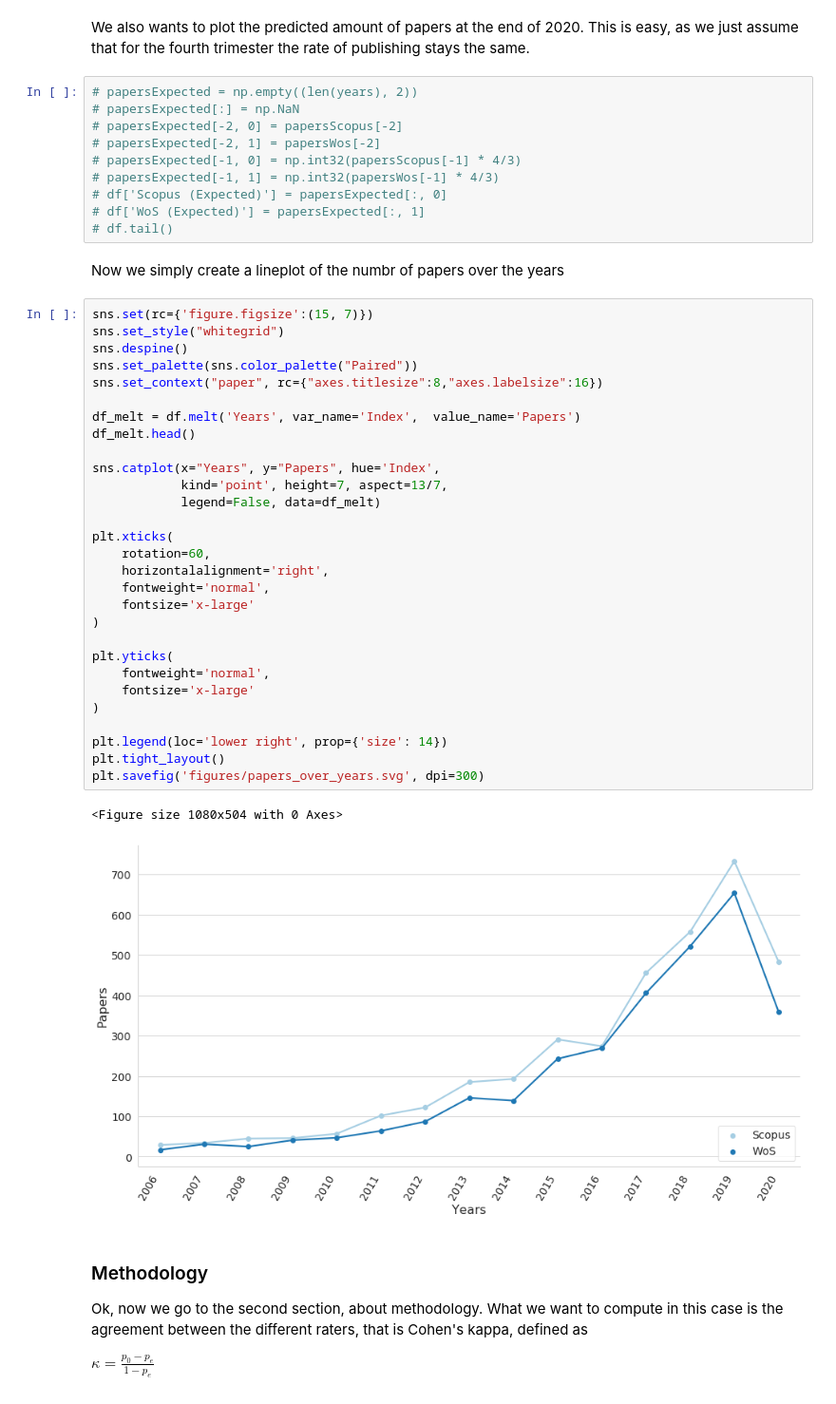
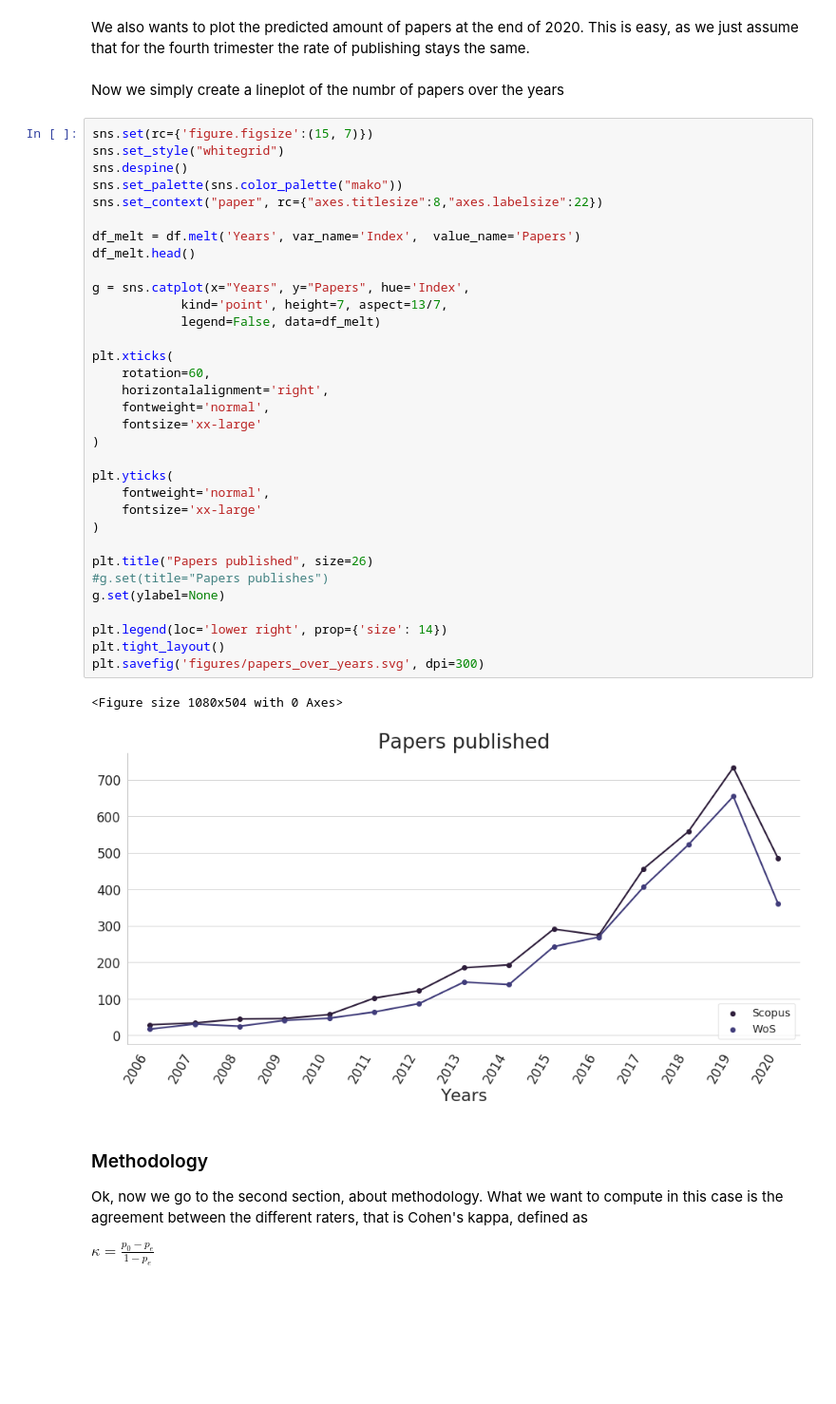
Before and after one commit to Stocastico/AR_SLR_Paper, a Jupyter notebook: create_figures.ipynb, the cells around one changed output. Shown at 95% size. Saved outputs shown, nothing was run; the diff lists cells and outputs as text; blank space fills up the shorter version.

Commit message:
Notebook for figure creation complete

```diff
--- a/create_figures.ipynb
+++ b/create_figures.ipynb
@@ -43,50 +43,44 @@ df.head()
 | 4 | 2010 | 57 | 47 |
 # %% [markdown]
 We also wants to plot the predicted amount of papers at the end of 2020. This is easy, as we just assume that for the fourth trimester the rate of publishing stays the same.
-# %%
-# papersExpected = np.empty((len(years), 2))
-# papersExpected[:] = np.NaN
-# papersExpected[-2, 0] = papersScopus[-2]
-# papersExpected[-2, 1] = papersWos[-2]
-# papersExpected[-1, 0] = np.int32(papersScopus[-1] * 4/3)
-# papersExpected[-1, 1] = np.int32(papersWos[-1] * 4/3)
-# df['Scopus (Expected)'] = papersExpected[:, 0]
-# df['WoS (Expected)'] = papersExpected[:, 1]
-# df.tail()
 # %% [markdown]
 Now we simply create a lineplot of the numbr of papers over the years
 # %%
 sns.set(rc={'figure.figsize':(15, 7)})
 sns.set_style("whitegrid")
 sns.despine()
-sns.set_palette(sns.color_palette("Paired"))
-sns.set_context("paper", rc={"axes.titlesize":8,"axes.labelsize":16})
+sns.set_palette(sns.color_palette("mako"))
+sns.set_context("paper", rc={"axes.titlesize":8,"axes.labelsize":22})
 
 df_melt = df.melt('Years', var_name='Index',  value_name='Papers')
 df_melt.head()
 
-sns.catplot(x="Years", y="Papers", hue='Index',
+g = sns.catplot(x="Years", y="Papers", hue='Index',
             kind='point', height=7, aspect=13/7,
             legend=False, data=df_melt)
 
 plt.xticks(
     rotation=60,
     horizontalalignment='right',
     fontweight='normal',
-    fontsize='x-large'
+    fontsize='xx-large'
 )
 
 plt.yticks(
     fontweight='normal',
-    fontsize='x-large'
+    fontsize='xx-large'
 )
+
+plt.title("Papers published", size=26)
+#g.set(title="Papers publishes")
+g.set(ylabel=None)
 
 plt.legend(loc='lower right', prop={'size': 14})
 plt.tight_layout()
 plt.savefig('figures/papers_over_years.svg', dpi=300)
 # %% [output]
 <Figure size 1080x504 with 0 Axes>
-[figure, old version]
+[figure, new version]
 # %% [markdown]
 ### Methodology
 
```
Also changed, not shown: parts of 33 cells of this notebook, 5 other files.
